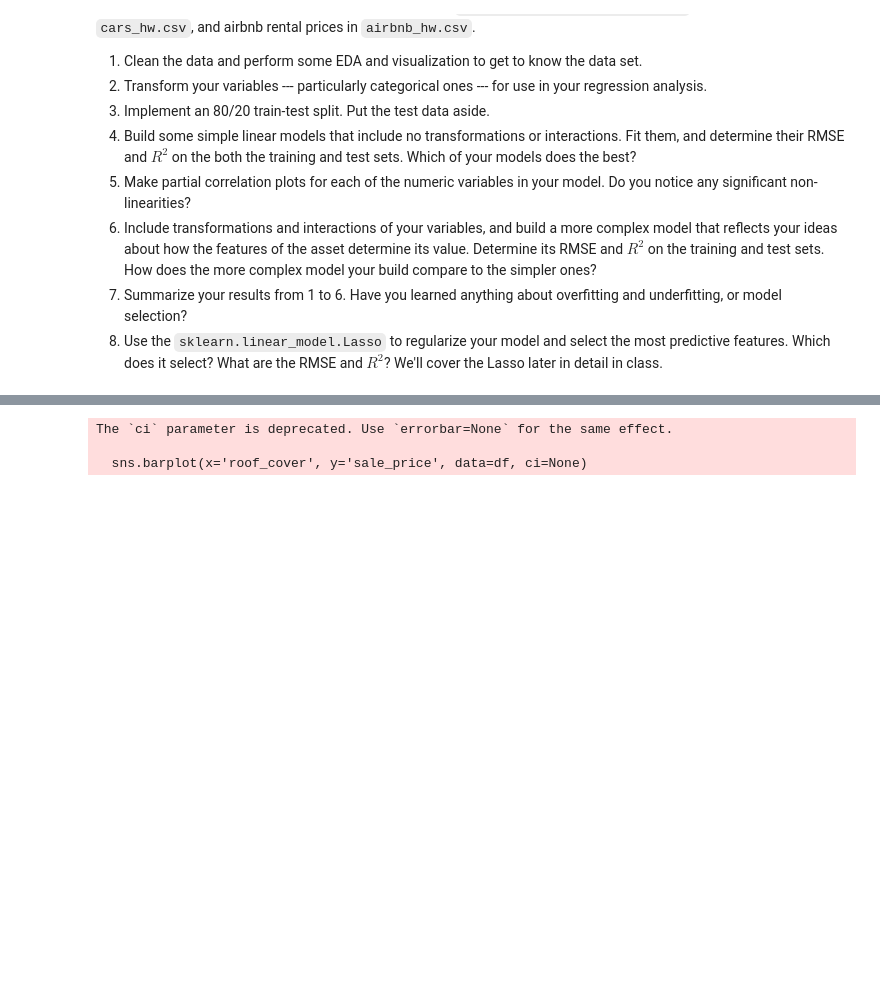
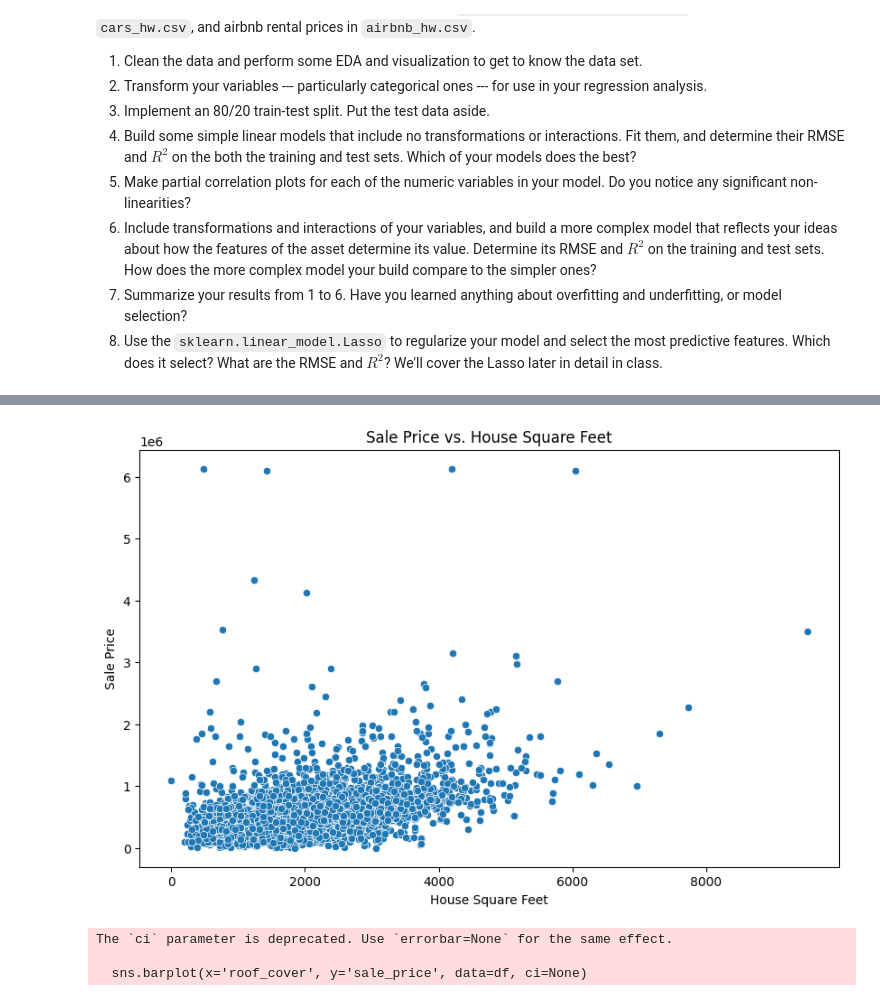
Before and after one commit to splitneutron/lab_hedonic_pricing, a Jupyter notebook: lab_notebook.ipynb, the cells around one changed output, grey strips where cells are left out. Saved outputs shown, nothing was run; the diff lists cells and outputs as text; code cells hidden in the pictures; blank space fills up the shorter version.

```diff
--- a/lab_notebook.ipynb
+++ b/lab_notebook.ipynb
@@ -37 +38,12 @@ display(df.head())
+# %%
+# Sale Price and House Square Feet size
+
+plt.figure(figsize=(10, 6))
+sns.scatterplot(x='house_square_feet', y='sale_price', data=df)
+plt.title('Sale Price vs. House Square Feet')
+plt.xlabel('House Square Feet')
+plt.ylabel('Sale Price')
+plt.show()
+# %% [output]
+[figure, added]
 # %%
```
Also changed, not shown: parts of 8 cells of this notebook.
